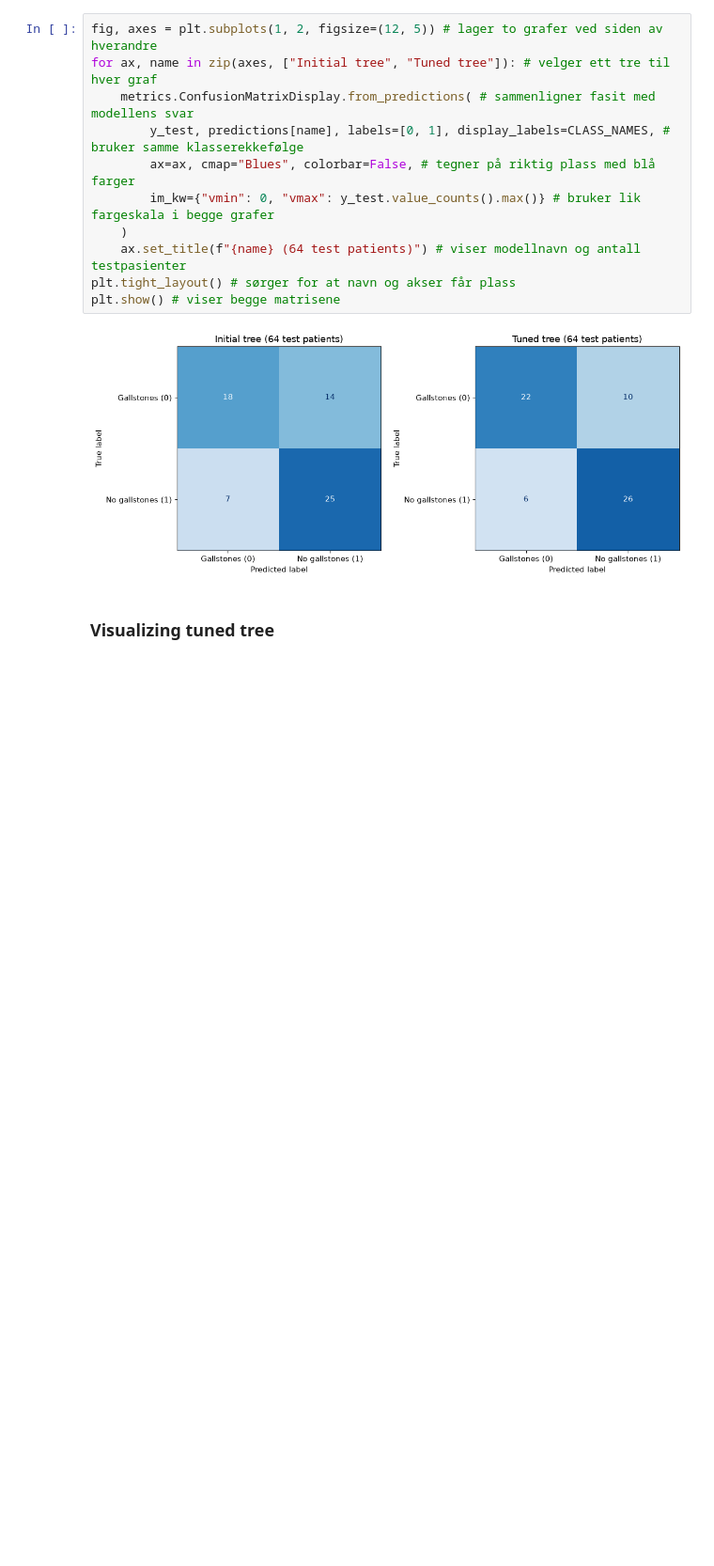
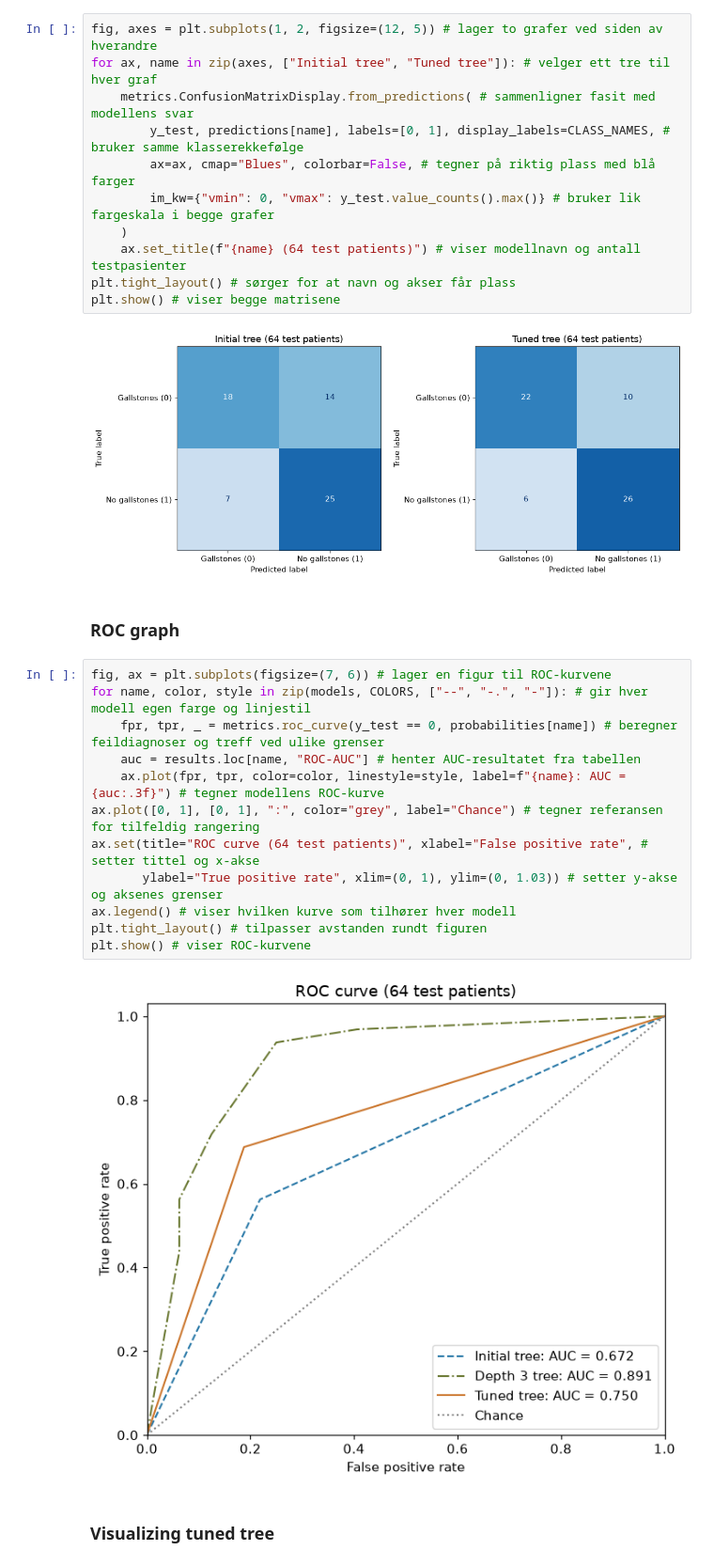
Before and after one commit to aaamainorg/dat540-group1, a Jupyter notebook: Model_decision_tree_dev.ipynb, the cells around one changed output. Shown at 94% size. Saved outputs shown, nothing was run; the diff lists cells and outputs as text; blank space fills up the shorter version.

Commit message:
visualizing ROC

```diff
--- a/Model_decision_tree_dev.ipynb
+++ b/Model_decision_tree_dev.ipynb
@@ -172,6 +172,22 @@ plt.tight_layout() # sørger for at navn og akser får plass
 plt.show() # viser begge matrisene
 # %% [output]
 [figure]
+# %% [markdown]
+### ROC graph
+# %%
+fig, ax = plt.subplots(figsize=(7, 6)) # lager en figur til ROC-kurvene
+for name, color, style in zip(models, COLORS, ["--", "-.", "-"]): # gir hver modell egen farge og linjestil
+    fpr, tpr, _ = metrics.roc_curve(y_test == 0, probabilities[name]) # beregner feildiagnoser og treff ved ulike grenser
+    auc = results.loc[name, "ROC-AUC"] # henter AUC-resultatet fra tabellen
+    ax.plot(fpr, tpr, color=color, linestyle=style, label=f"{name}: AUC = {auc:.3f}") # tegner modellens ROC-kurve
+ax.plot([0, 1], [0, 1], ":", color="grey", label="Chance") # tegner referansen for tilfeldig rangering
+ax.set(title="ROC curve (64 test patients)", xlabel="False positive rate", # setter tittel og x-akse
+       ylabel="True positive rate", xlim=(0, 1), ylim=(0, 1.03)) # setter y-akse og aksenes grenser
+ax.legend() # viser hvilken kurve som tilhører hver modell
+plt.tight_layout() # tilpasser avstanden rundt figuren
+plt.show() # viser ROC-kurvene
+# %% [output]
+[figure, added]
 # %% [markdown]
 ### Visualizing tuned tree
 # %%
```
